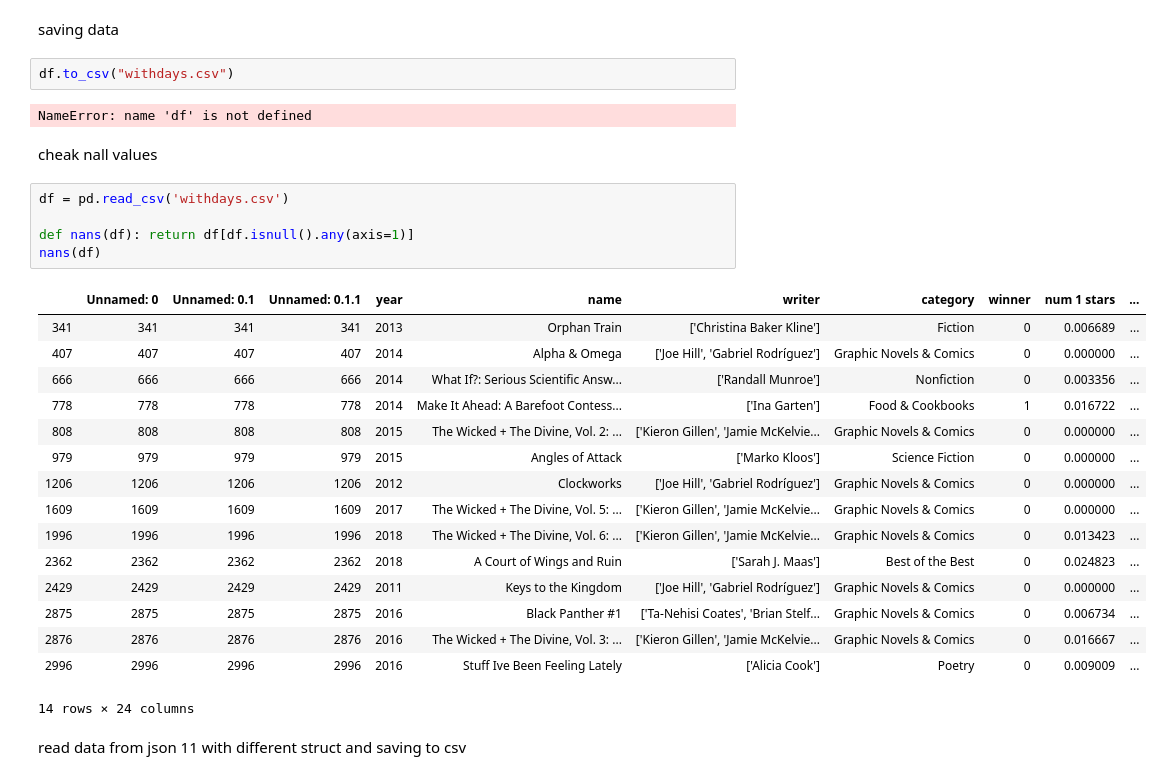
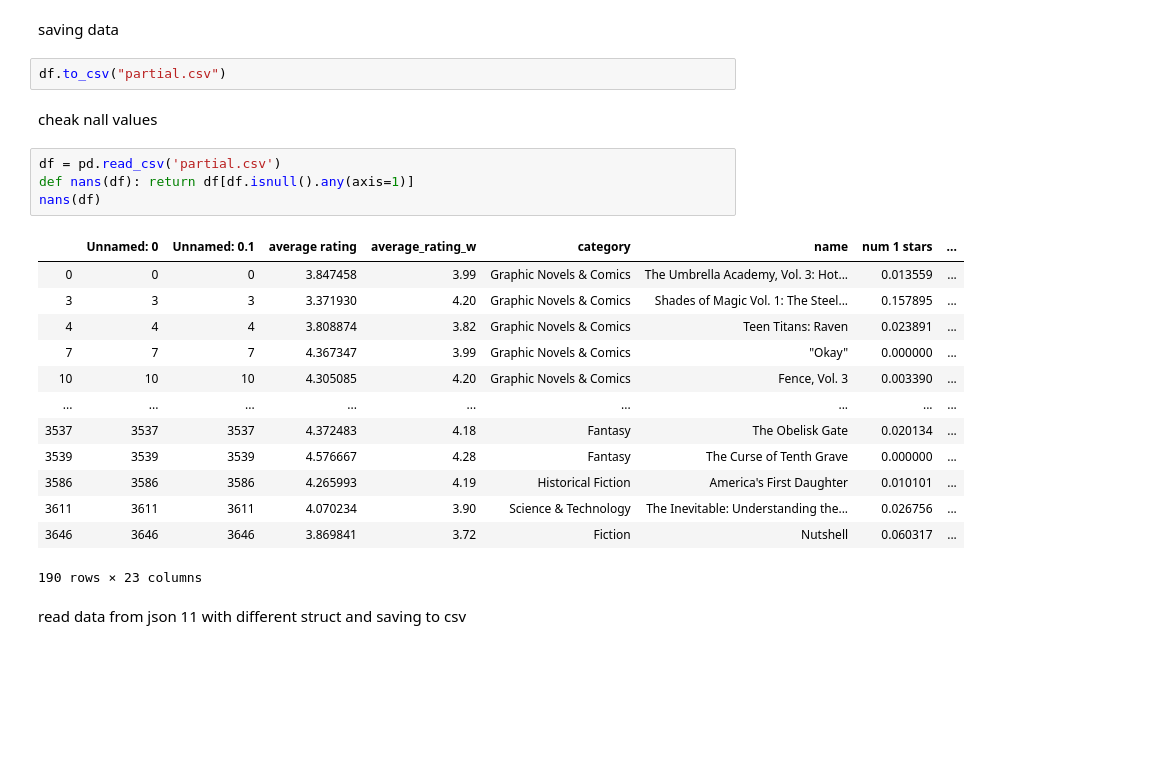
Before and after one commit to NegarMirgati/Tiffany, a Jupyter notebook: cleaning_data_code/featureAdder1.ipynb, the cells around one changed output. Saved outputs shown, nothing was run; the diff lists cells and outputs as text; blank space fills up the shorter version.

```diff
--- a/cleaning_data_code/featureAdder1.ipynb
+++ b/cleaning_data_code/featureAdder1.ipynb
@@ -163,32 +172,26 @@ NameError: name 'h3' is not defined
 # %% [markdown]
 saving data
 # %%
-df.to_csv("withdays.csv")
+df.to_csv("partial.csv")
-# %% [output]
-NameError: name 'df' is not defined
 # %% [markdown]
 cheak nall values
 # %%
-df = pd.read_csv('withdays.csv')
-
+df = pd.read_csv('partial.csv')
 def nans(df): return df[df.isnull().any(axis=1)]
 nans(df)
 # %% [output]
-|  | Unnamed: 0 | Unnamed: 0.1 | Unnamed: 0.1.1 | year | name | writer | category | winner | num 1 stars | ... |
-| 341 | 341 | 341 | 341 | 2013 | Orphan Train | ['Christina Baker Kline'] | Fiction | 0 | 0.006689 | ... |
-| 407 | 407 | 407 | 407 | 2014 | Alpha & Omega | ['Joe Hill', 'Gabriel Rodríguez'] | Graphic Novels & Comics | 0 | 0.000000 | ... |
-| 666 | 666 | 666 | 666 | 2014 | What If?: Serious Scientific Answ... | ['Randall Munroe'] | Nonfiction | 0 | 0.003356 | ... |
-| 778 | 778 | 778 | 778 | 2014 | Make It Ahead: A Barefoot Contess... | ['Ina Garten'] | Food & Cookbooks | 1 | 0.016722 | ... |
-| 808 | 808 | 808 | 808 | 2015 | The Wicked + The Divine, Vol. 2: ... | ['Kieron Gillen', 'Jamie McKelvie... | Graphic Novels & Comics | 0 | 0.000000 | ... |
-| 979 | 979 | 979 | 979 | 2015 | Angles of Attack | ['Marko Kloos'] | Science Fiction | 0 | 0.000000 | ... |
-| 1206 | 1206 | 1206 | 1206 | 2012 | Clockworks | ['Joe Hill', 'Gabriel Rodríguez'] | Graphic Novels & Comics | 0 | 0.000000 | ... |
-| 1609 | 1609 | 1609 | 1609 | 2017 | The Wicked + The Divine, Vol. 5: ... | ['Kieron Gillen', 'Jamie McKelvie... | Graphic Novels & Comics | 0 | 0.000000 | ... |
-| 1996 | 1996 | 1996 | 1996 | 2018 | The Wicked + The Divine, Vol. 6: ... | ['Kieron Gillen', 'Jamie McKelvie... | Graphic Novels & Comics | 0 | 0.013423 | ... |
-| 2362 | 2362 | 2362 | 2362 | 2018 | A Court of Wings and Ruin | ['Sarah J. Maas'] | Best of the Best | 0 | 0.024823 | ... |
-| 2429 | 2429 | 2429 | 2429 | 2011 | Keys to the Kingdom | ['Joe Hill', 'Gabriel Rodríguez'] | Graphic Novels & Comics | 0 | 0.000000 | ... |
-| 2875 | 2875 | 2875 | 2875 | 2016 | Black Panther #1 | ['Ta-Nehisi Coates', 'Brian Stelf... | Graphic Novels & Comics | 0 | 0.006734 | ... |
-| 2876 | 2876 | 2876 | 2876 | 2016 | The Wicked + The Divine, Vol. 3: ... | ['Kieron Gillen', 'Jamie McKelvie... | Graphic Novels & Comics | 0 | 0.016667 | ... |
-| 2996 | 2996 | 2996 | 2996 | 2016 | Stuff Ive Been Feeling Lately | ['Alicia Cook'] | Poetry | 0 | 0.009009 | ... |
+|  | Unnamed: 0 | Unnamed: 0.1 | average rating | average_rating_w | category | name | num 1 stars | ... |
+| 0 | 0 | 0 | 3.847458 | 3.99 | Graphic Novels & Comics | The Umbrella Academy, Vol. 3: Hot... | 0.013559 | ... |
+| 3 | 3 | 3 | 3.371930 | 4.20 | Graphic Novels & Comics | Shades of Magic Vol. 1: The Steel... | 0.157895 | ... |
+| 4 | 4 | 4 | 3.808874 | 3.82 | Graphic Novels & Comics | Teen Titans: Raven | 0.023891 | ... |
+| 7 | 7 | 7 | 4.367347 | 3.99 | Graphic Novels & Comics | "Okay" | 0.000000 | ... |
+| 10 | 10 | 10 | 4.305085 | 4.20 | Graphic Novels & Comics | Fence, Vol. 3 | 0.003390 | ... |
+| ... | ... | ... | ... | ... | ... | ... | ... | ... |
+| 3537 | 3537 | 3537 | 4.372483 | 4.18 | Fantasy | The Obelisk Gate | 0.020134 | ... |
+| 3539 | 3539 | 3539 | 4.576667 | 4.28 | Fantasy | The Curse of Tenth Grave | 0.000000 | ... |
+| 3586 | 3586 | 3586 | 4.265993 | 4.19 | Historical Fiction | America's First Daughter | 0.010101 | ... |
+| 3611 | 3611 | 3611 | 4.070234 | 3.90 | Science & Technology | The Inevitable: Understanding the... | 0.026756 | ... |
+| 3646 | 3646 | 3646 | 3.869841 | 3.72 | Fiction | Nutshell | 0.060317 | ... |
-14 rows × 24 columns
+190 rows × 23 columns
 # %% [markdown]
 read data from json 11 with different struct and saving to csv
```
Also changed, not shown: parts of 19 cells of this notebook, 1 other file.
